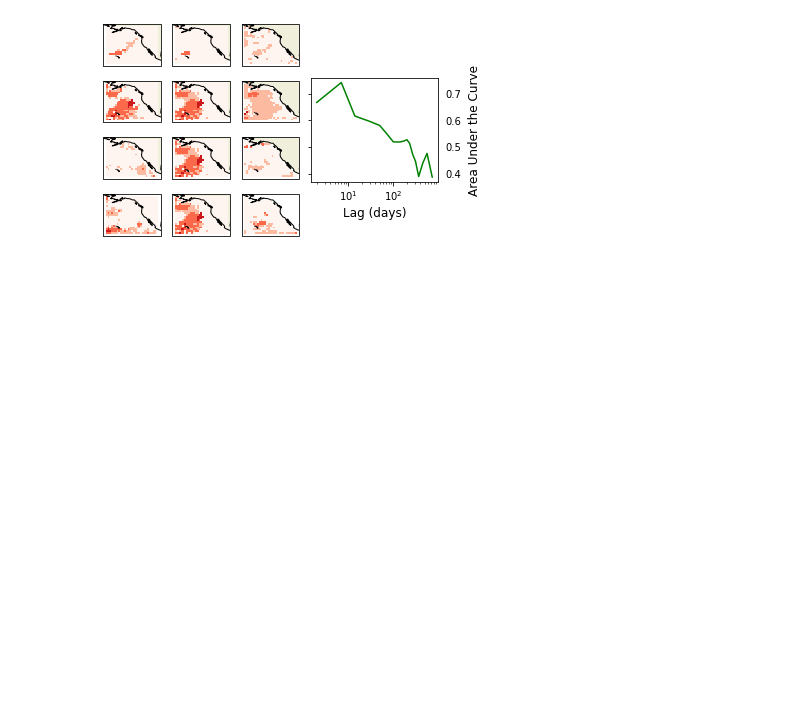
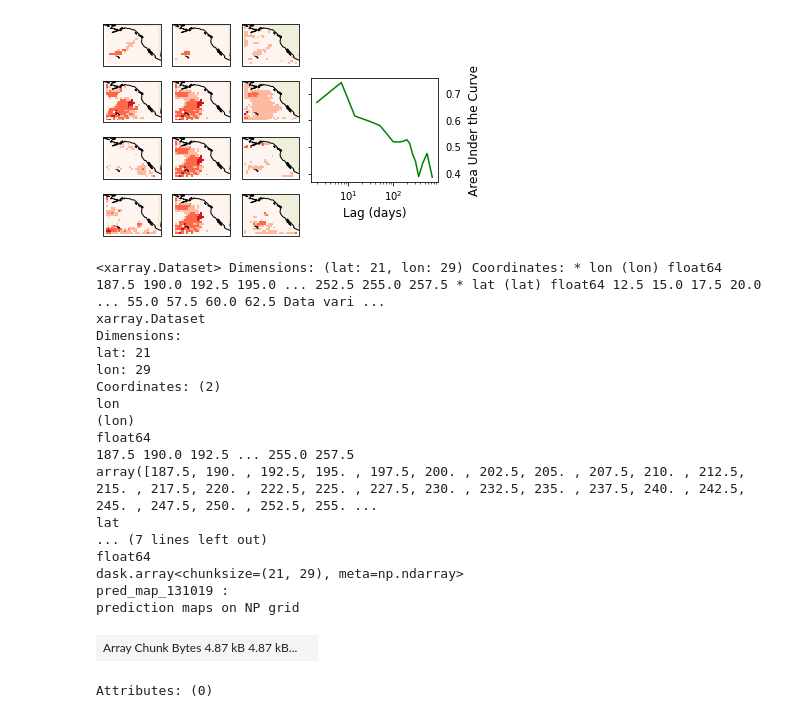
Before and after one commit to KatGiamalaki/Random_Forest_for_MHW, a Jupyter notebook: Prediction_Maps/Prediction_maps.ipynb, the cells around one changed output. Drawn from its saved outputs; the diff is of its cells as text; code cells hidden in the pictures; blank space fills up the shorter version.

```diff
--- a/Prediction_Maps/Prediction_maps.ipynb
+++ b/Prediction_Maps/Prediction_maps.ipynb
@@ -141,3 +141,27 @@ plt.xlabel('Lag (days)', fontsize=12)
 plt.show()
 # %% [output]
 [figure]
+# %%
+mfdata1= '/Users/katerinagiamalaki/Desktop/Random_Forest_for_MHW/Prediction_Maps/pred_map_131019_fin.nc'
+pm_19_fin = xr.open_mfdataset(mfdata1)
+pm_19_fin
+# %% [output]
+<xarray.Dataset> Dimensions: (lat: 21, lon: 29) Coordinates: * lon (lon) float64 187.5 190.0 192.5 195.0 ... 252.5 255.0 257.5 * lat (lat) float64 12.5 15.0 17.5 20.0 ... 55.0 57.5 60.0 62.5 Data vari ...
+xarray.Dataset
+Dimensions:
+lat: 21
+lon: 29
+Coordinates: (2)
+lon
+(lon)
+float64
+187.5 190.0 192.5 ... 255.0 257.5
+array([187.5, 190. , 192.5, 195. , 197.5, 200. , 202.5, 205. , 207.5, 210. , 212.5, 215. , 217.5, 220. , 222.5, 225. , 227.5, 230. , 232.5, 235. , 237.5, 240. , 242.5, 245. , 247.5, 250. , 252.5, 255. ...
+lat
+... (7 lines left out)
+float64
+dask.array<chunksize=(21, 29), meta=np.ndarray>
+pred_map_131019 :
+prediction maps on NP grid
+| Array Chunk Bytes 4.87 kB 4.87 kB... |  |
+Attributes: (0)
```
Also changed, not shown: parts of 8 cells of this notebook.
